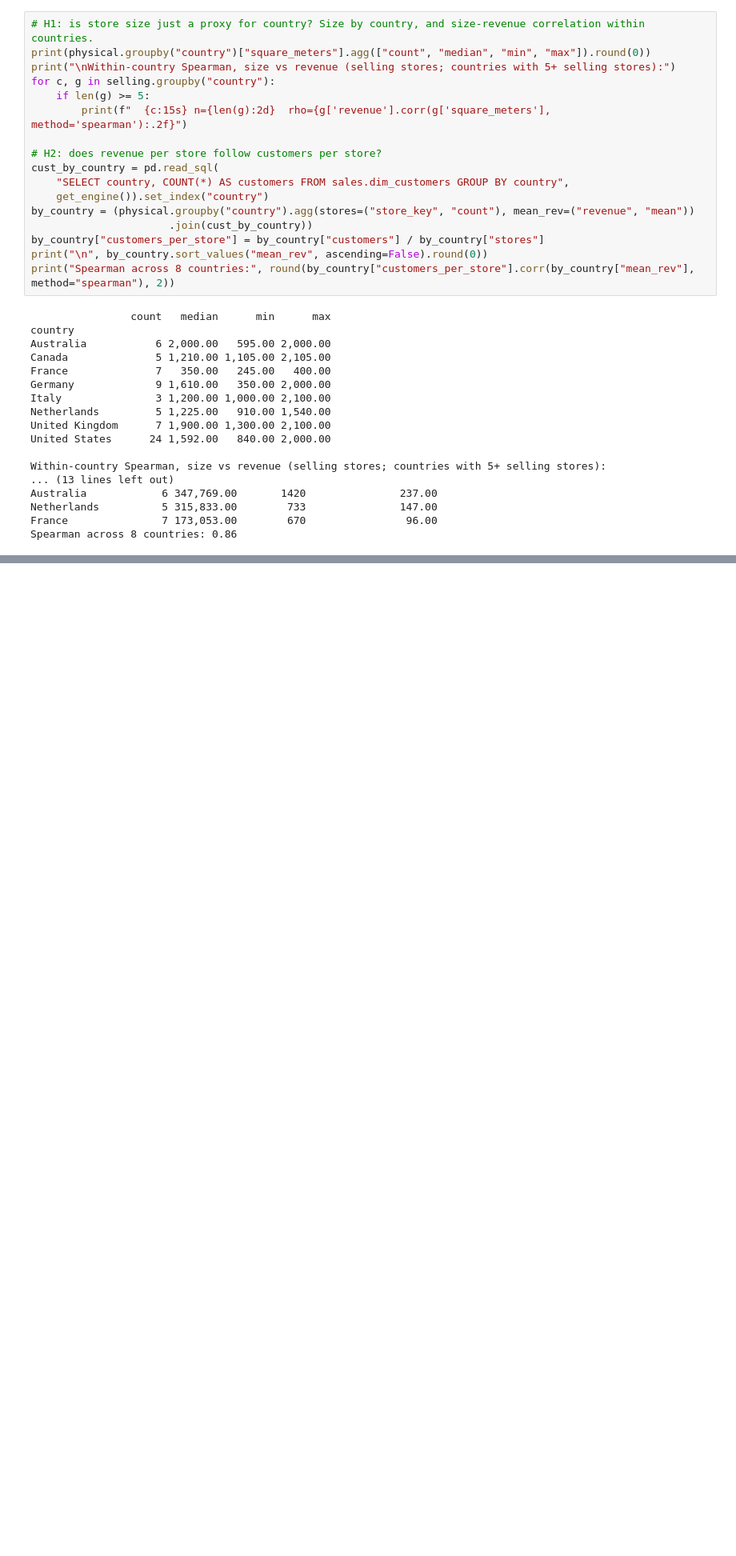
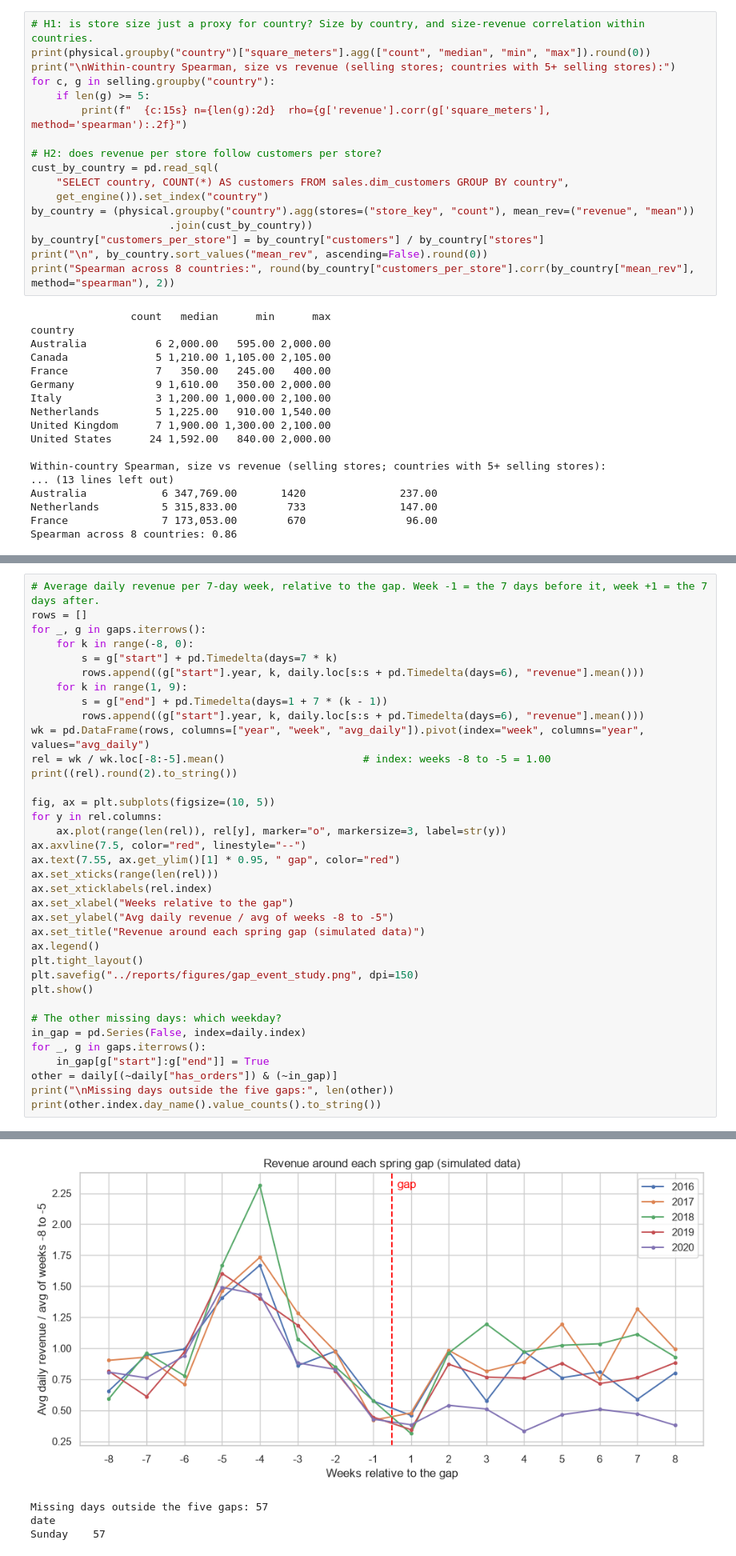
Before and after one commit to Mohsintahseen/sales-intelligence-system, a Jupyter notebook: notebooks/01_eda_overview.ipynb, the cells around one changed output, grey strips where cells are left out. Shown at 80% size. Drawn from its saved outputs; the diff is of its cells as text; blank space fills up the shorter version.

```diff
--- a/notebooks/01_eda_overview.ipynb
+++ b/notebooks/01_eda_overview.ipynb
@@ -462,0 +504,37 @@ Spearman across 8 countries: 0.86
+# %%
+# Average daily revenue per 7-day week, relative to the gap. Week -1 = the 7 days before it, week +1 = the 7 days after.
+rows = []
+for _, g in gaps.iterrows():
+    for k in range(-8, 0):
+        s = g["start"] + pd.Timedelta(days=7 * k)
+        rows.append((g["start"].year, k, daily.loc[s:s + pd.Timedelta(days=6), "revenue"].mean()))
+    for k in range(1, 9):
+        s = g["end"] + pd.Timedelta(days=1 + 7 * (k - 1))
+        rows.append((g["start"].year, k, daily.loc[s:s + pd.Timedelta(days=6), "revenue"].mean()))
+wk = pd.DataFrame(rows, columns=["year", "week", "avg_daily"]).pivot(index="week", columns="year", values="avg_daily")
+rel = wk / wk.loc[-8:-5].mean()                      # index: weeks -8 to -5 = 1.00
+print((rel).round(2).to_string())
+
+fig, ax = plt.subplots(figsize=(10, 5))
+for y in rel.columns:
+    ax.plot(range(len(rel)), rel[y], marker="o", markersize=3, label=str(y))
+ax.axvline(7.5, color="red", linestyle="--")
+ax.text(7.55, ax.get_ylim()[1] * 0.95, " gap", color="red")
+ax.set_xticks(range(len(rel)))
+ax.set_xticklabels(rel.index)
+ax.set_xlabel("Weeks relative to the gap")
+ax.set_ylabel("Avg daily revenue / avg of weeks -8 to -5")
+ax.set_title("Revenue around each spring gap (simulated data)")
+ax.legend()
+plt.tight_layout()
+plt.savefig("../reports/figures/gap_event_study.png", dpi=150)
+plt.show()
+
+# The other missing days: which weekday?
+in_gap = pd.Series(False, index=daily.index)
+for _, g in gaps.iterrows():
+    in_gap[g["start"]:g["end"]] = True
+other = daily[(~daily["has_orders"]) & (~in_gap)]
+print("\nMissing days outside the five gaps:", len(other))
+print(other.index.day_name().value_counts().to_string())
+# %% [output]
@@ -462,0 +559,4 @@ Spearman across 8 countries: 0.86
+[figure, added]
+Missing days outside the five gaps: 57
+date
+Sunday    57
```
Also changed, not shown: parts of 4 cells of this notebook, 2 other files.
